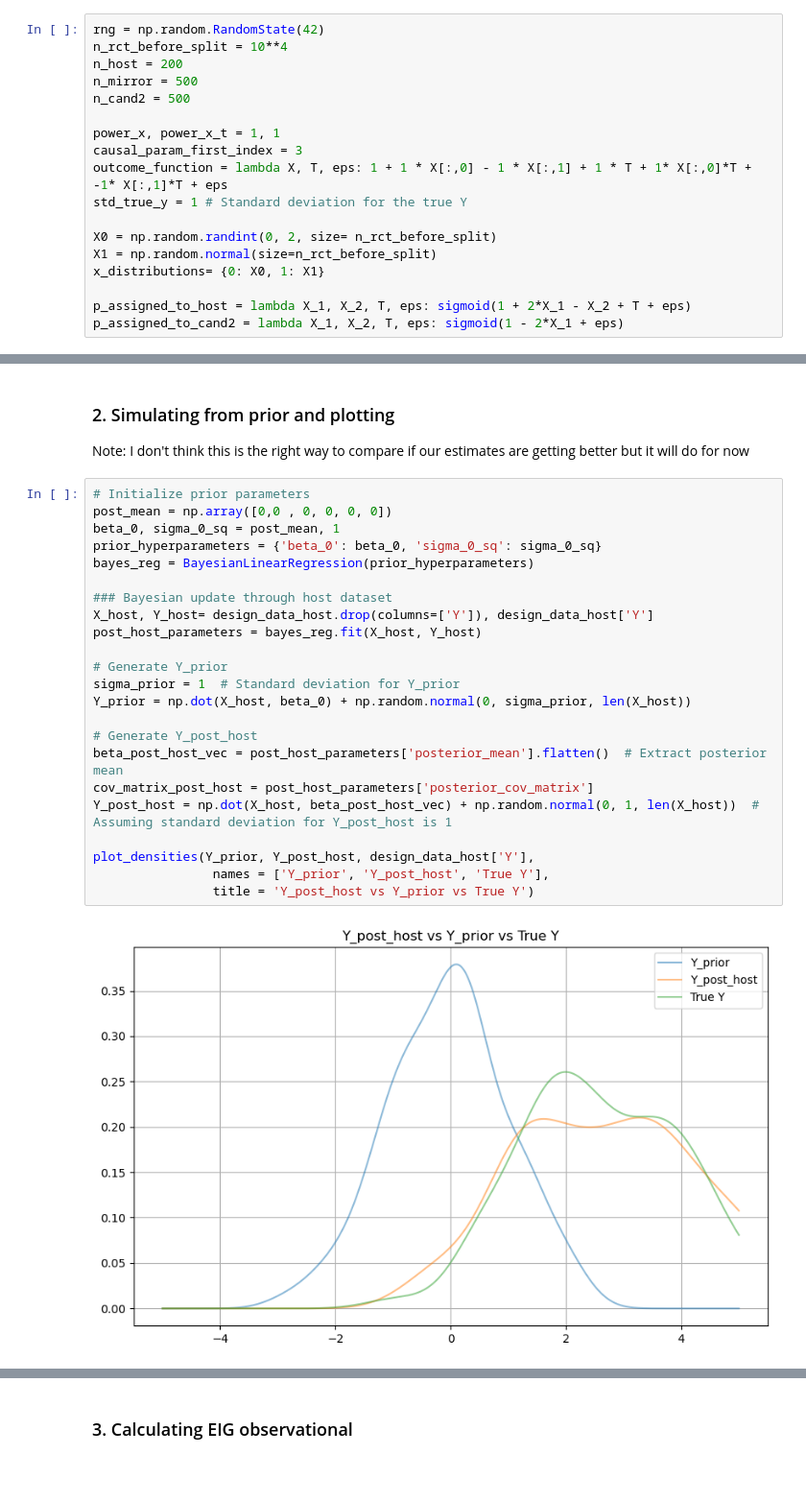
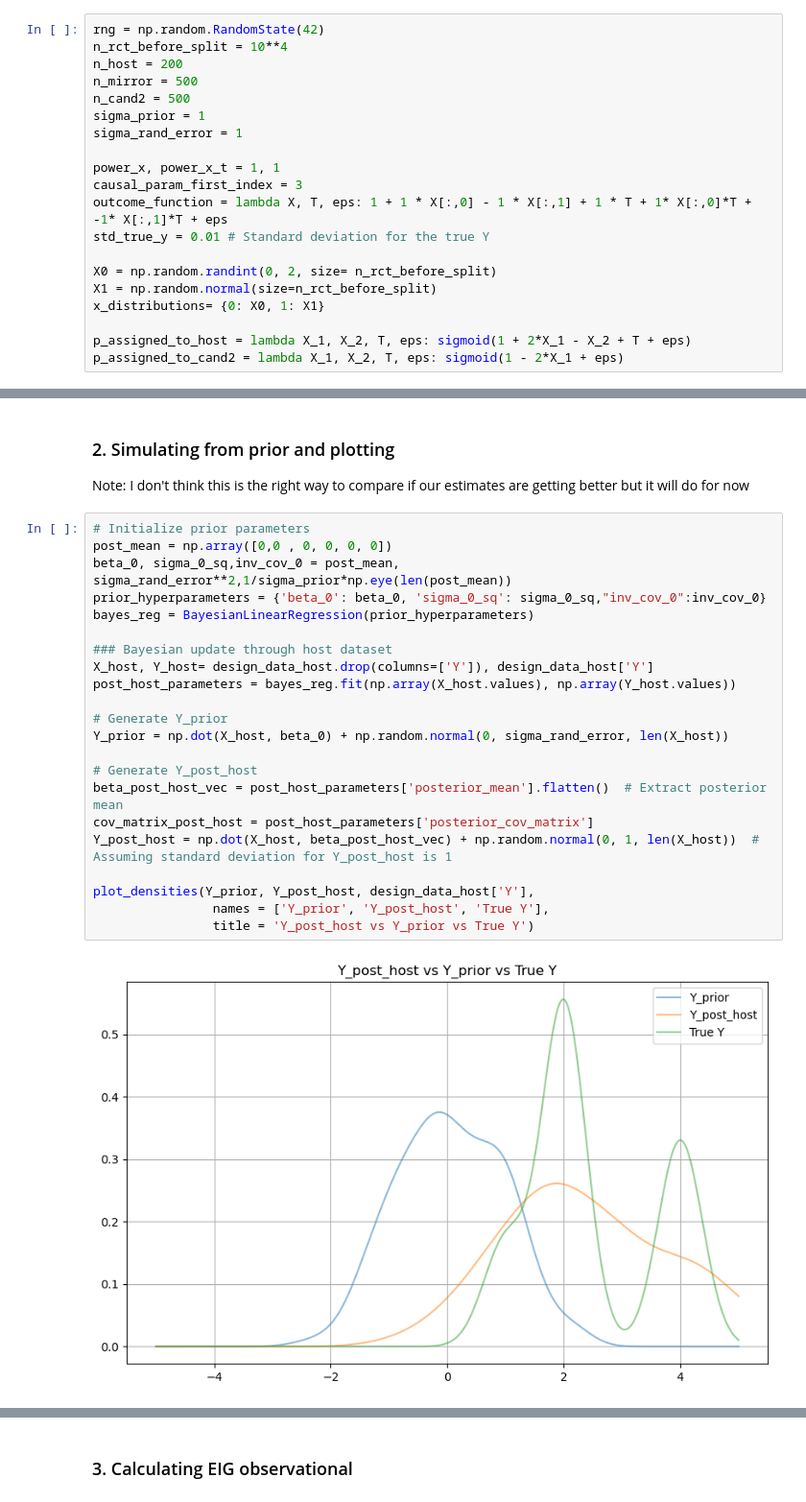
Before and after one commit to LucileTerminassian/causal_prospective_merge, a Jupyter notebook: playground_main.ipynb, the cells around one changed output, grey strips where cells are left out. Shown: that part at 96% size. Drawn from its saved outputs; the diff is of its cells as text; blank space fills up the shorter version.

```diff
--- a/playground_main.ipynb
+++ b/playground_main.ipynb
@@ -18,11 +18,13 @@ n_rct_before_split = 10**4
 n_host = 200
 n_mirror = 500
 n_cand2 = 500
+sigma_prior = 1
+sigma_rand_error = 1
 
 power_x, power_x_t = 1, 1
 causal_param_first_index = 3
 outcome_function = lambda X, T, eps: 1 + 1 * X[:,0] - 1 * X[:,1] + 1 * T + 1* X[:,0]*T + -1* X[:,1]*T + eps
-std_true_y = 1 # Standard deviation for the true Y
+std_true_y = 0.01 # Standard deviation for the true Y
 
 X0 = np.random.randint(0, 2, size= n_rct_before_split)
 X1 = np.random.normal(size=n_rct_before_split)
@@ -46,26 +48,25 @@ Note: I don't think this is the right way to compare if our estimates are gettin
 # %%
 # Initialize prior parameters
 post_mean = np.array([0,0 , 0, 0, 0, 0])
-beta_0, sigma_0_sq = post_mean, 1
-prior_hyperparameters = {'beta_0': beta_0, 'sigma_0_sq': sigma_0_sq}
+beta_0, sigma_0_sq,inv_cov_0 = post_mean, sigma_rand_error**2,1/sigma_prior*np.eye(len(post_mean))
+prior_hyperparameters = {'beta_0': beta_0, 'sigma_0_sq': sigma_0_sq,"inv_cov_0":inv_cov_0}
 bayes_reg = BayesianLinearRegression(prior_hyperparameters)
 
 ### Bayesian update through host dataset
 X_host, Y_host= design_data_host.drop(columns=['Y']), design_data_host['Y']
-post_host_parameters = bayes_reg.fit(X_host, Y_host)
+post_host_parameters = bayes_reg.fit(np.array(X_host.values), np.array(Y_host.values))
 
 # Generate Y_prior
-sigma_prior = 1  # Standard deviation for Y_prior
-Y_prior = np.dot(X_host, beta_0) + np.random.normal(0, sigma_prior, len(X_host))
+Y_prior = np.dot(X_host, beta_0) + np.random.normal(0, sigma_rand_error, len(X_host))
 
 # Generate Y_post_host
 beta_post_host_vec = post_host_parameters['posterior_mean'].flatten()  # Extract posterior mean
 cov_matrix_post_host = post_host_parameters['posterior_cov_matrix']
 Y_post_host = np.dot(X_host, beta_post_host_vec) + np.random.normal(0, 1, len(X_host))  # Assuming standard deviation for Y_post_host is 1
 
 plot_densities(Y_prior, Y_post_host, design_data_host['Y'],
                 names = ['Y_prior', 'Y_post_host', 'True Y'],
                 title = 'Y_post_host vs Y_prior vs True Y')
 # %% [output]
-[figure, old version]
+[figure, new version]
 # %%
```
Also changed, not shown: parts of 43 cells of this notebook, 2 other files.
